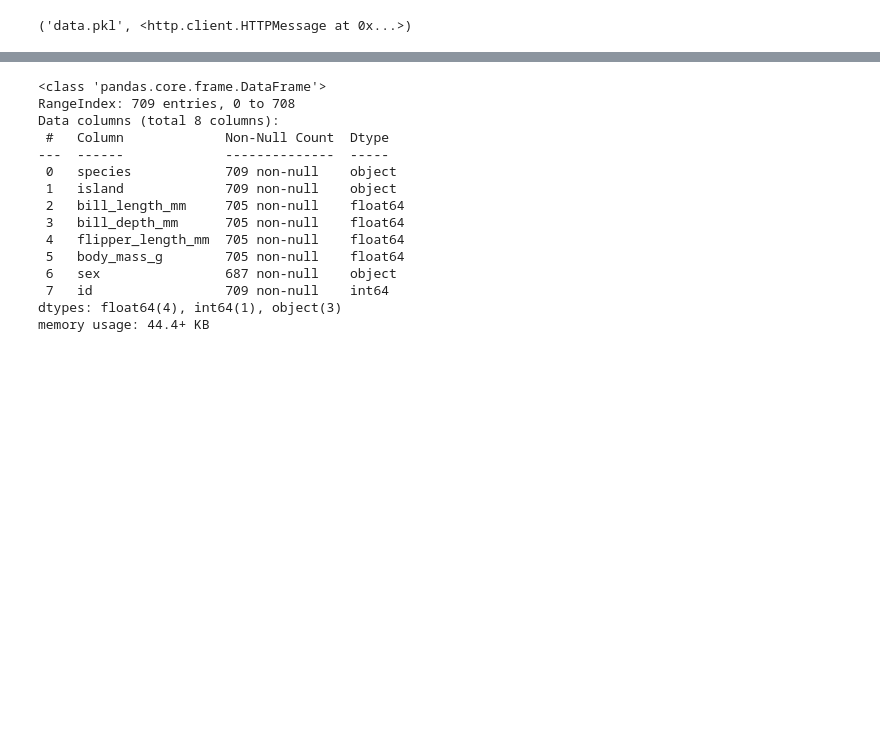
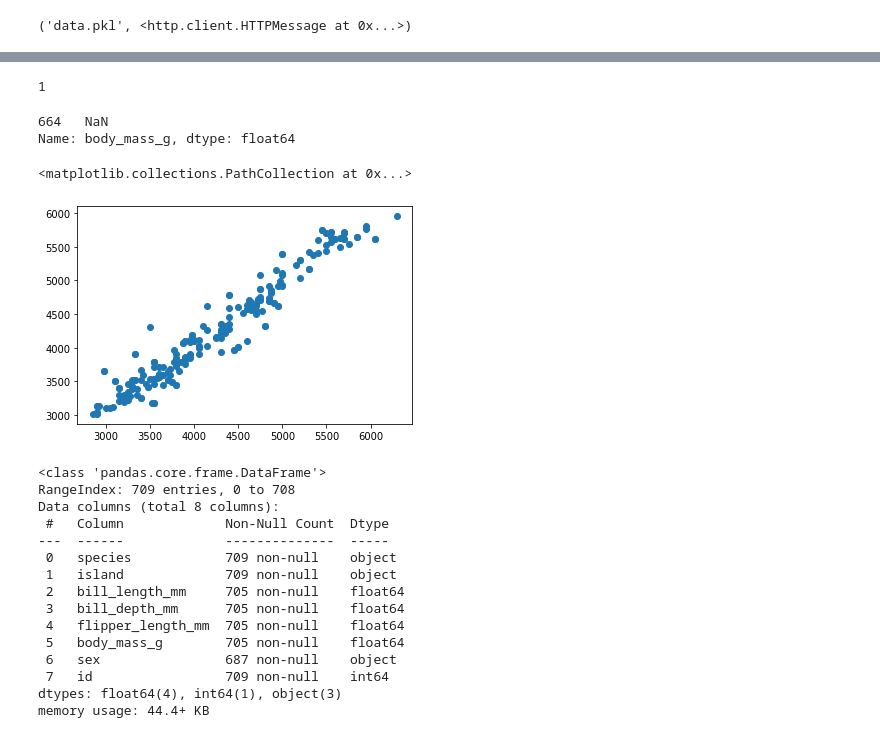
Before and after one commit to jehyunlee/2021_KSES_ML, a Jupyter notebook: 210514_handson.ipynb, the cells around one changed output, grey strips where cells are left out. Saved outputs shown, nothing was run; the diff lists cells and outputs as text; code cells hidden in the pictures; blank space fills up the shorter version.

```diff
--- a/210514_handson.ipynb
+++ b/210514_handson.ipynb
@@ -54,3 +189,19 @@ Name: 704, dtype: object
+# %%
+y_test.isnull().sum()
+# %% [output]
+1
+# %%
+y_test.loc[y_test.isnull()]
+# %% [output]
+664   NaN
+Name: body_mass_g, dtype: float64
+# %%
+y_test = y_test.dropna()
+# %%
+plt.scatter(y_test, y_test_pred)
+# %% [output]
+<matplotlib.collections.PathCollection at 0x...>
+[figure, added]
 # %%
 # 데이터 훑어보기 1. 전체 정보
 
```
Also changed, not shown: parts of 26 cells of this notebook, 6 other files.
